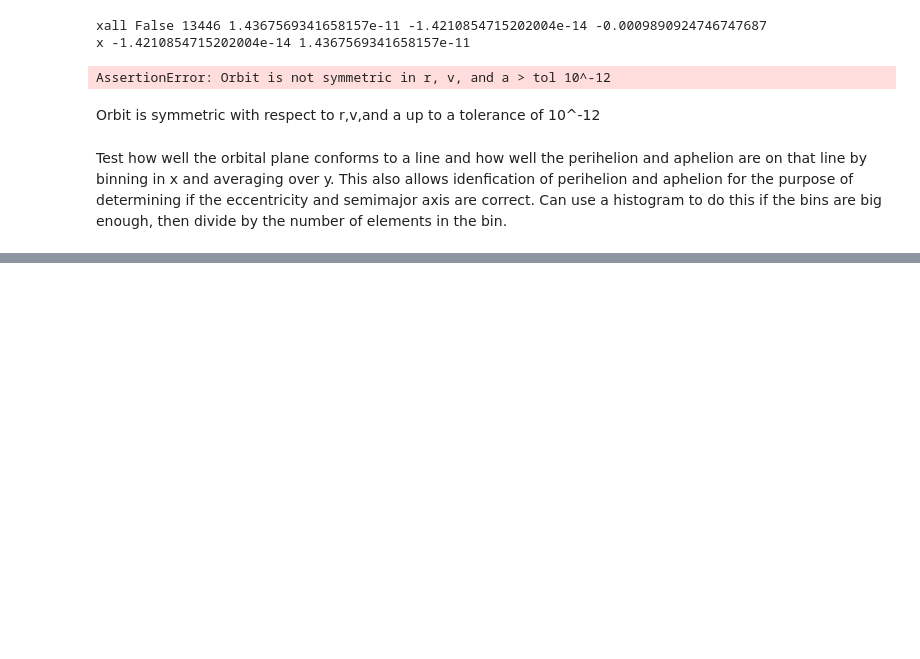
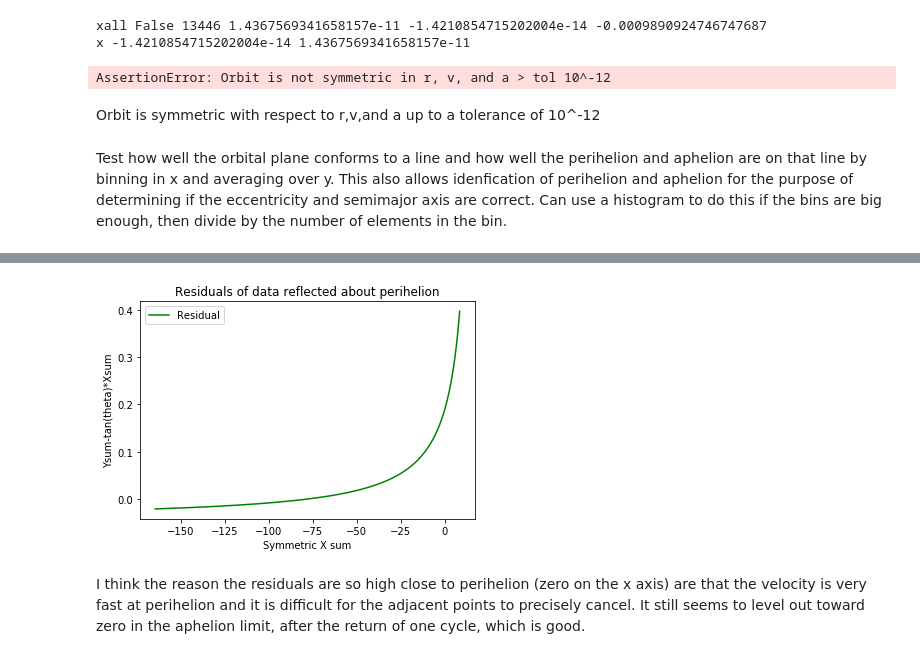
Before and after one commit to sdorsher/ManyBodyProblem, a Jupyter notebook: Vector Elliptical Refactored.ipynb, the cells around one changed output, grey strips where cells are left out. Drawn from its saved outputs; the diff is of its cells as text; code cells hidden in the pictures; blank space fills up the shorter version.

```diff
--- a/Vector Elliptical Refactored.ipynb
+++ b/Vector Elliptical Refactored.ipynb
@@ -286,0 +213,11 @@ Semimajor axis and eccentricity have a relative error of about 1e-5, both.
+# %%
+plt.plot(xsum,ysum-np.tan(theta0)*xsum, color="green", label="Residual")
+plt.xlabel("Symmetric X sum")
+plt.ylabel("Ysum-tan(theta)*Xsum")
+plt.title("Residuals of data reflected about perihelion")
+plt.legend()
+plt.show()
+# %% [output]
+[figure, added]
+# %% [markdown]
+I think the reason the residuals are so high close to perihelion (zero on the x axis) are that the velocity is very fast at perihelion and it is difficult for the adjacent points to precisely cancel. It still seems to level out toward zero in the aphelion limit, after the return of one cycle, which is good.
```
Also changed, not shown: parts of 58 cells of this notebook, 1 other file.
